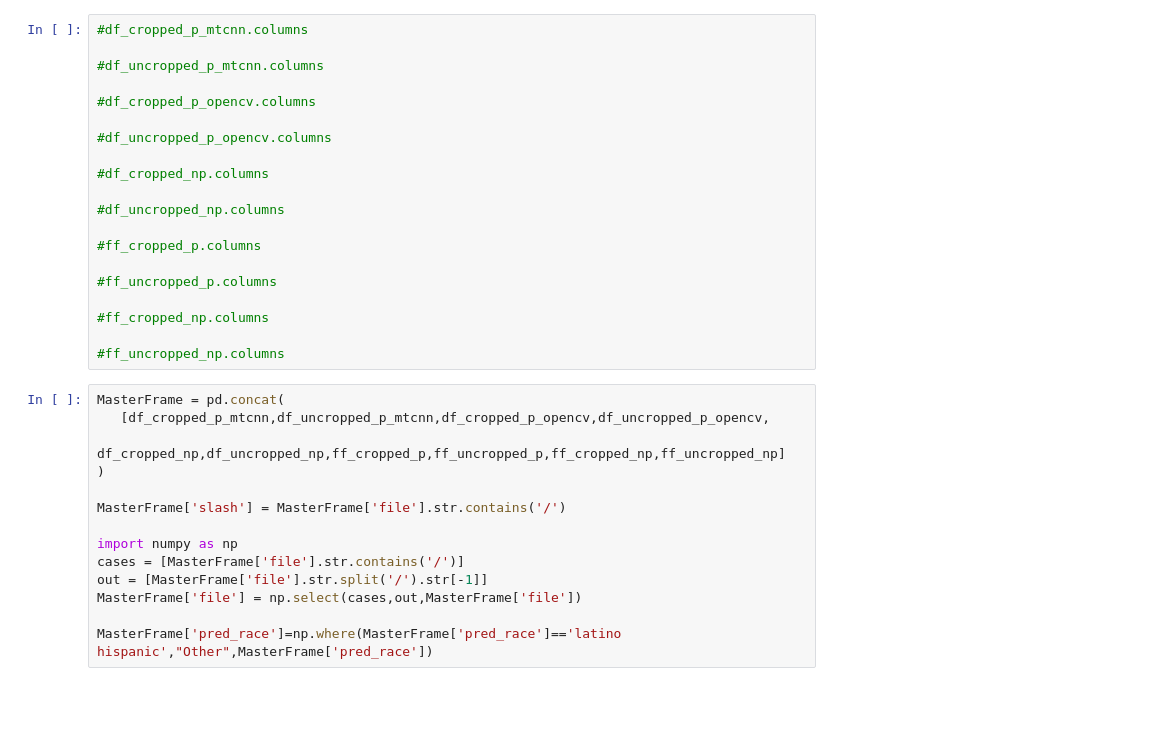
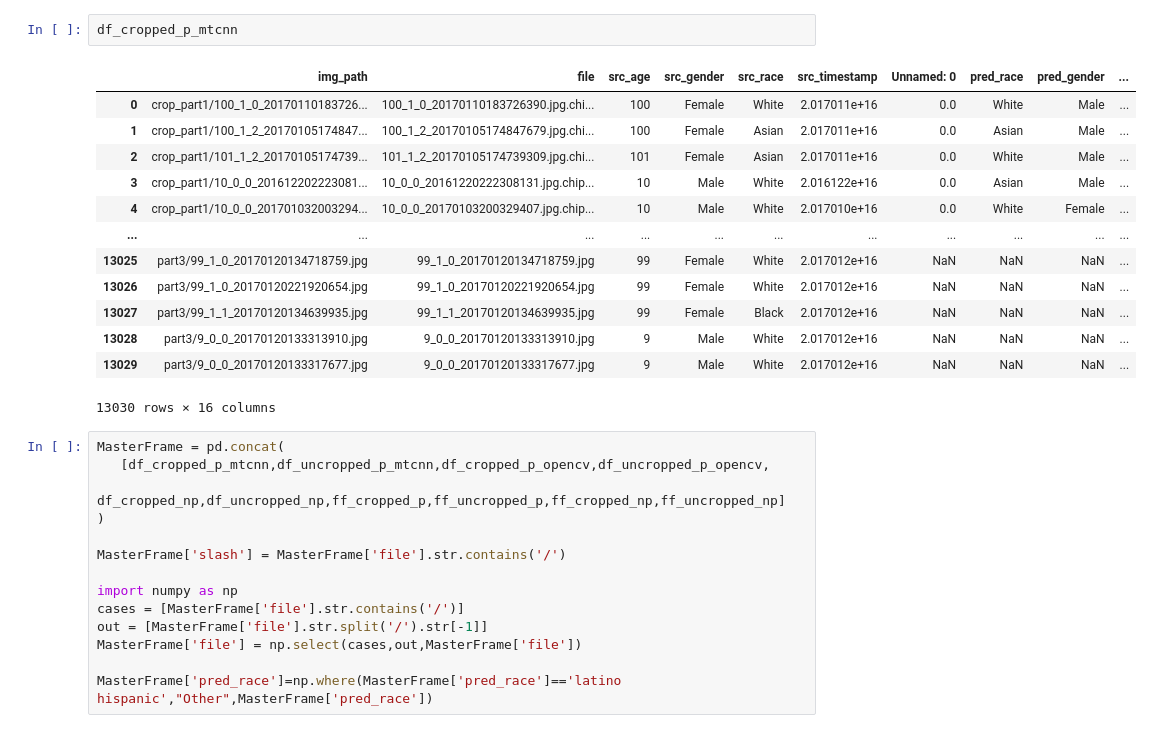
Before and after one commit to CUBoulder-DS/5301-5000-Final-Report, a Jupyter notebook: data/PermutationEvaluation.ipynb, the cells around one changed output. Saved outputs shown, nothing was run; the diff lists cells and outputs as text; blank space fills up the shorter version.

```diff
--- a/data/PermutationEvaluation.ipynb
+++ b/data/PermutationEvaluation.ipynb
@@ -80,26 +109,22 @@ ff_uncropped_np['image_type'] = 'uncropped'
 ff_uncropped_np=ff_uncropped_np[['file','pred_race', 'pred_gender', 'pred_age_grp',
        'pred_age_lower', 'pred_age_upper', 'pred_model', 'detection_enabled',
        'detection_model', 'image_type']]
-# %%
-#df_cropped_p_mtcnn.columns
-
-#df_uncropped_p_mtcnn.columns
-
-#df_cropped_p_opencv.columns
-
-#df_uncropped_p_opencv.columns
-
-#df_cropped_np.columns
-
-#df_uncropped_np.columns
-
-#ff_cropped_p.columns
-
-#ff_uncropped_p.columns
-
-#ff_cropped_np.columns
-
-#ff_uncropped_np.columns
+# %%
+df_cropped_p_mtcnn
+# %% [output]
+|  | img_path | file | src_age | src_gender | src_race | src_timestamp | Unnamed: 0 | pred_race | pred_gender | ... |
+| 0 | crop_part1/100_1_0_20170110183726... | 100_1_0_20170110183726390.jpg.chi... | 100 | Female | White | 2.017011e+16 | 0.0 | White | Male | ... |
+| 1 | crop_part1/100_1_2_20170105174847... | 100_1_2_20170105174847679.jpg.chi... | 100 | Female | Asian | 2.017011e+16 | 0.0 | Asian | Male | ... |
+| 2 | crop_part1/101_1_2_20170105174739... | 101_1_2_20170105174739309.jpg.chi... | 101 | Female | Asian | 2.017011e+16 | 0.0 | White | Male | ... |
+| 3 | crop_part1/10_0_0_201612202223081... | 10_0_0_20161220222308131.jpg.chip... | 10 | Male | White | 2.016122e+16 | 0.0 | Asian | Male | ... |
+| 4 | crop_part1/10_0_0_201701032003294... | 10_0_0_20170103200329407.jpg.chip... | 10 | Male | White | 2.017010e+16 | 0.0 | White | Female | ... |
+| ... | ... | ... | ... | ... | ... | ... | ... | ... | ... | ... |
+| 13025 | part3/99_1_0_20170120134718759.jpg | 99_1_0_20170120134718759.jpg | 99 | Female | White | 2.017012e+16 | NaN | NaN | NaN | ... |
+| 13026 | part3/99_1_0_20170120221920654.jpg | 99_1_0_20170120221920654.jpg | 99 | Female | White | 2.017012e+16 | NaN | NaN | NaN | ... |
+| 13027 | part3/99_1_1_20170120134639935.jpg | 99_1_1_20170120134639935.jpg | 99 | Female | Black | 2.017012e+16 | NaN | NaN | NaN | ... |
+| 13028 | part3/9_0_0_20170120133313910.jpg | 9_0_0_20170120133313910.jpg | 9 | Male | White | 2.017012e+16 | NaN | NaN | NaN | ... |
+| 13029 | part3/9_0_0_20170120133317677.jpg | 9_0_0_20170120133317677.jpg | 9 | Male | White | 2.017012e+16 | NaN | NaN | NaN | ... |
+13030 rows × 16 columns
 # %%
 MasterFrame = pd.concat(
    [df_cropped_p_mtcnn,df_uncropped_p_mtcnn,df_cropped_p_opencv,df_uncropped_p_opencv,
```
Also changed, not shown: parts of 8 cells of this notebook, 1 other file.
